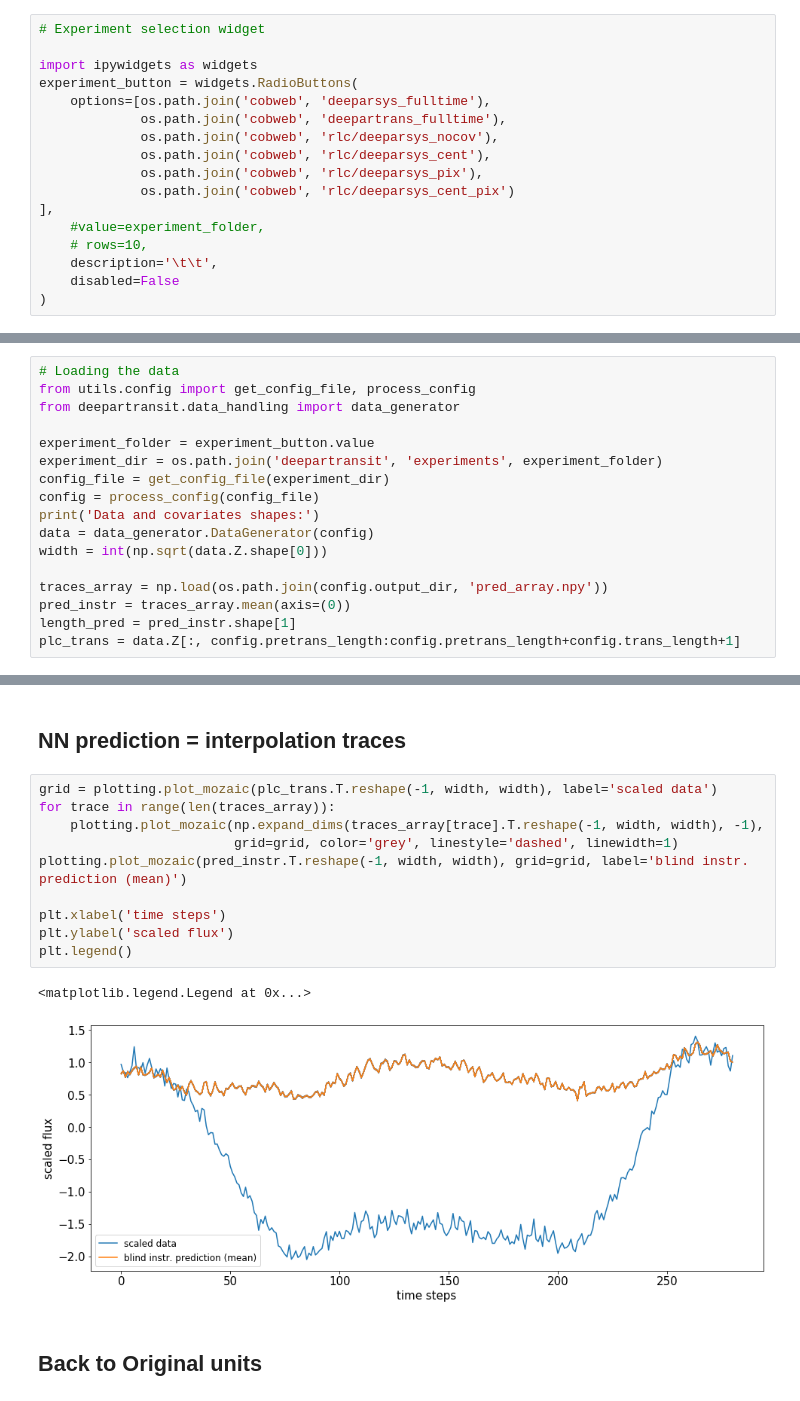
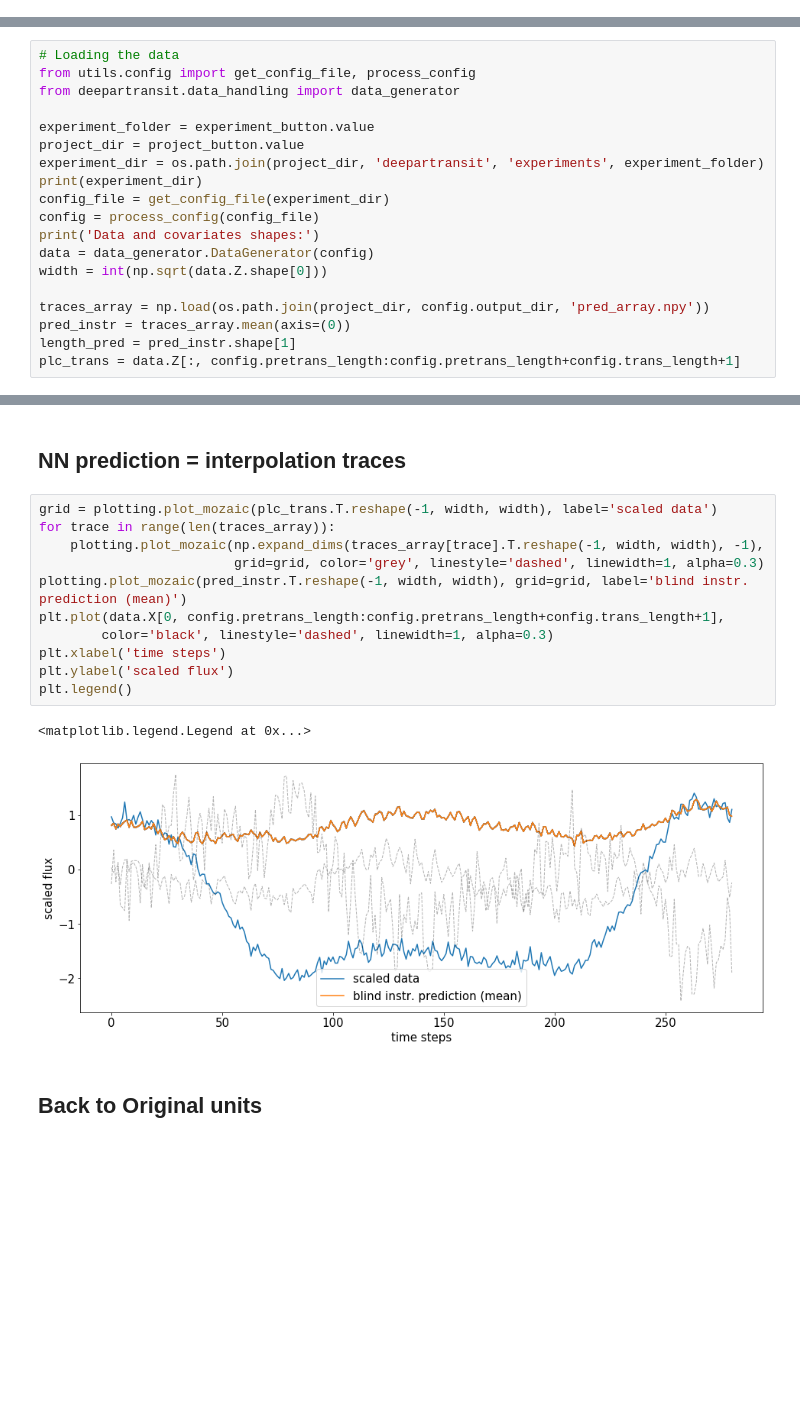
Before and after one commit to ucl-exoplanets/deepARTransit, a Jupyter notebook: deepartransit/notebooks/00_play_with_traces.ipynb, the cells around one changed output, grey strips where cells are left out. Saved outputs shown, nothing was run; the diff lists cells and outputs as text; blank space fills up the shorter version.

```diff
--- a/deepartransit/notebooks/00_play_with_traces.ipynb
+++ b/deepartransit/notebooks/00_play_with_traces.ipynb
@@ -14,17 +46,0 @@ warnings.simplefilter("ignore")
-# %%
-# Experiment selection widget
-
-import ipywidgets as widgets
-experiment_button = widgets.RadioButtons(
-    options=[os.path.join('cobweb', 'deeparsys_fulltime'),
-             os.path.join('cobweb', 'deepartrans_fulltime'),
-             os.path.join('cobweb', 'rlc/deeparsys_nocov'),
-             os.path.join('cobweb', 'rlc/deeparsys_cent'),
-             os.path.join('cobweb', 'rlc/deeparsys_pix'),
-             os.path.join('cobweb', 'rlc/deeparsys_cent_pix')
-],
-    #value=experiment_folder,
-    # rows=10,
-    description='\t\t',
-    disabled=False
-)
@@ -40,14 +62,16 @@ from utils.config import get_config_file, process_config
 from deepartransit.data_handling import data_generator
 
 experiment_folder = experiment_button.value
-experiment_dir = os.path.join('deepartransit', 'experiments', experiment_folder)
+project_dir = project_button.value
+experiment_dir = os.path.join(project_dir, 'deepartransit', 'experiments', experiment_folder)
+print(experiment_dir)
 config_file = get_config_file(experiment_dir)
 config = process_config(config_file)
 print('Data and covariates shapes:')
 data = data_generator.DataGenerator(config)
 width = int(np.sqrt(data.Z.shape[0]))
 
-traces_array = np.load(os.path.join(config.output_dir, 'pred_array.npy'))
+traces_array = np.load(os.path.join(project_dir, config.output_dir, 'pred_array.npy'))
 pred_instr = traces_array.mean(axis=(0))
 length_pred = pred_instr.shape[1]
 plc_trans = data.Z[:, config.pretrans_length:config.pretrans_length+config.trans_length+1]
@@ -59,16 +84,17 @@ Data and covariates shapes:
 # %%
 grid = plotting.plot_mozaic(plc_trans.T.reshape(-1, width, width), label='scaled data')
 for trace in range(len(traces_array)):
     plotting.plot_mozaic(np.expand_dims(traces_array[trace].T.reshape(-1, width, width), -1),
-                         grid=grid, color='grey', linestyle='dashed', linewidth=1)
+                         grid=grid, color='grey', linestyle='dashed', linewidth=1, alpha=0.3)
 plotting.plot_mozaic(pred_instr.T.reshape(-1, width, width), grid=grid, label='blind instr. prediction (mean)')
-
+plt.plot(data.X[0, config.pretrans_length:config.pretrans_length+config.trans_length+1],
+        color='black', linestyle='dashed', linewidth=1, alpha=0.3)
 plt.xlabel('time steps')
 plt.ylabel('scaled flux')
 plt.legend()
 # %% [output]
 <matplotlib.legend.Legend at 0x...>
-[figure, old version]
+[figure, new version]
 # %% [markdown]
 ## Back to Original units
 # %%
```
Also changed, not shown: parts of 11 cells of this notebook.
